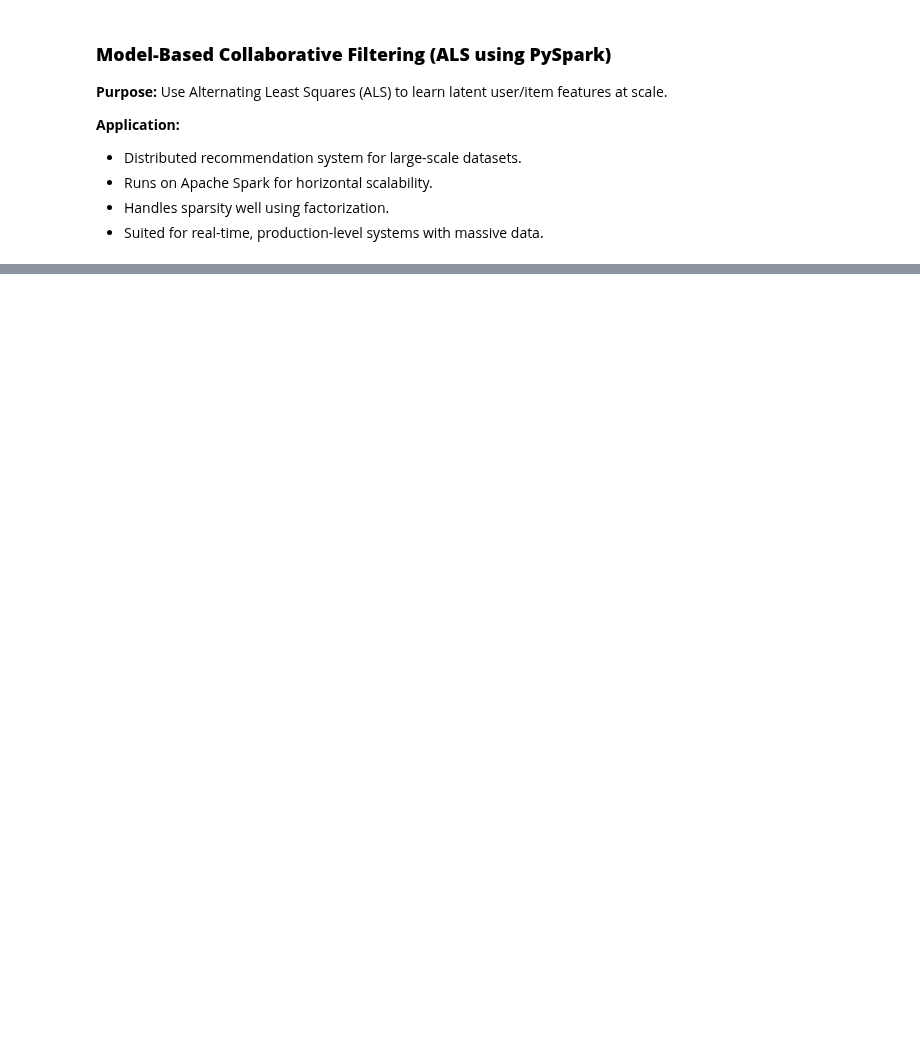
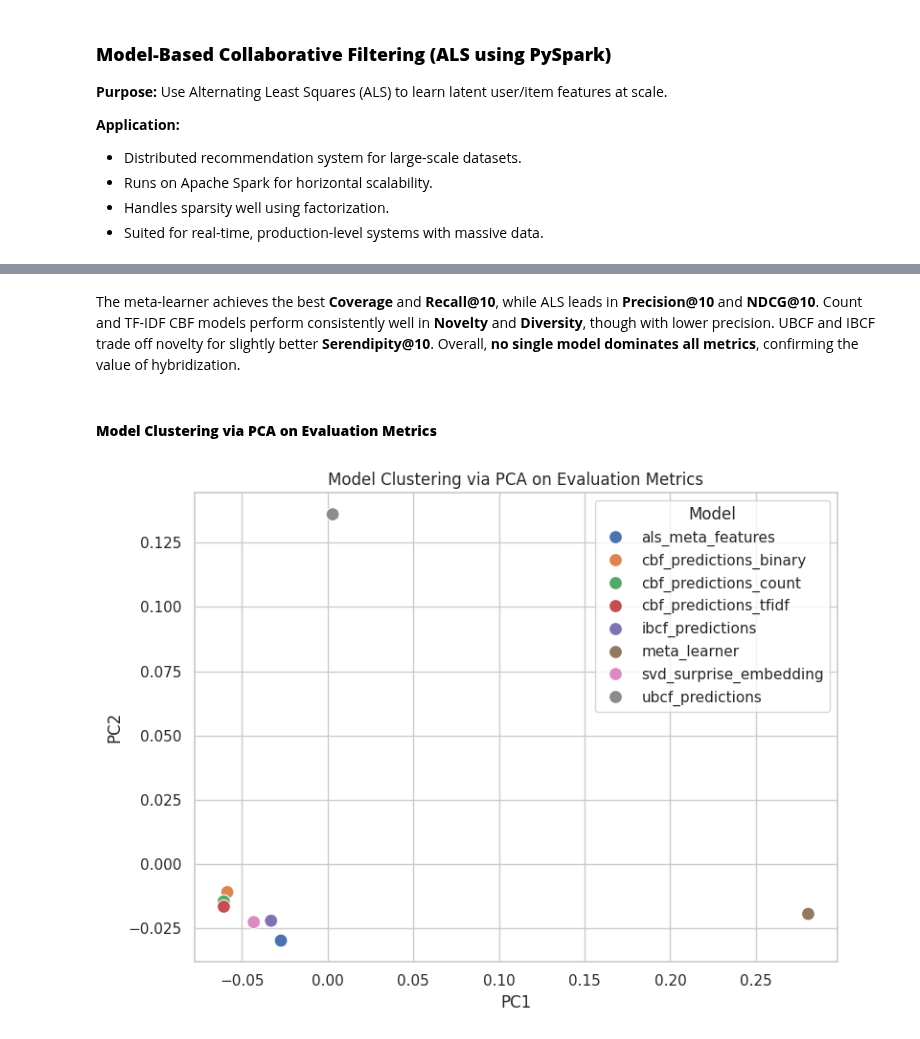
Before and after one commit to hawa1983/DATA-612, a Jupyter notebook: Final_Project.ipynb, the cells around one changed output, grey strips where cells are left out. Saved outputs shown, nothing was run; the diff lists cells and outputs as text; code cells hidden in the pictures; blank space fills up the shorter version.

```diff
--- a/Final_Project.ipynb
+++ b/Final_Project.ipynb
@@ -835,0 +1618,20 @@ Top 10 ALS Recommendations for User 5549:
+# %% [markdown]
+The meta-learner achieves the best **Coverage** and **Recall\@10**, while ALS leads in **Precision\@10** and **NDCG\@10**. Count and TF-IDF CBF models perform consistently well in **Novelty** and **Diversity**, though with lower precision. UBCF and IBCF trade off novelty for slightly better **Serendipity\@10**. Overall, **no single model dominates all metrics**, confirming the value of hybridization.
+# %% [markdown]
+#### **Model Clustering via PCA on Evaluation Metrics**
+# %%
+from sklearn.decomposition import PCA
+
+pca = PCA(n_components=2)
+pca_result = pca.fit_transform(pivot_df.fillna(0))
+pca_df = pd.DataFrame(pca_result, columns=["PC1", "PC2"])
+pca_df["Model"] = pivot_df.index
+
+plt.figure(figsize=(8, 6))
+sns.scatterplot(data=pca_df, x="PC1", y="PC2", hue="Model", s=100)
+plt.title("Model Clustering via PCA on Evaluation Metrics")
+plt.grid(True)
+plt.tight_layout()
+plt.show()
+# %% [output]
+[figure, added]
```
Also changed, not shown: parts of 28 cells of this notebook.
